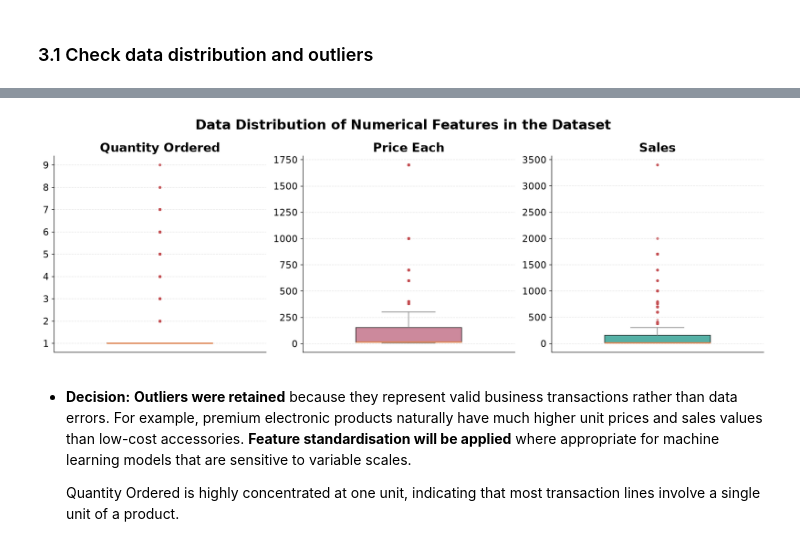
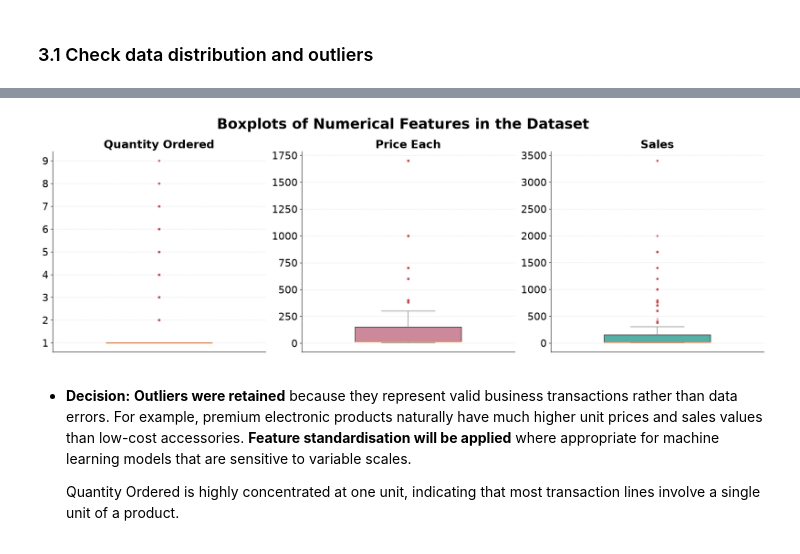
Before and after one commit to Ivy219/2026-Phase-2-Data-Science-IvyTANG, a Jupyter notebook: Part3/part3_submission.ipynb, the cells around one changed output, grey strips where cells are left out. Saved outputs shown, nothing was run; the diff lists cells and outputs as text; code cells hidden in the pictures.

Commit message:
start to write EDA-data distribution

```diff
--- a/Part3/part3_submission.ipynb
+++ b/Part3/part3_submission.ipynb
@@ -280,7 +217,7 @@ sales_data.describe()
 | std | 0.442793 | 332.731330 | NaN | 3.502996 | 332.919771 | 5.423416 |
 # %%
 # Visualise with box-plot
-fig, axes = plt.subplots(1, 3, figsize=(15, 5))
+fig, axes = plt.subplots(1, 3, figsize=(18, 6))
 axes = axes.flatten()
 
 numeric_cols = [
@@ -292,38 +229,41 @@ numeric_cols = [
 colors = [
     PRIMARY,
     SECONDARY,
     GREEN
 ]
 
 for ax, col, color in zip(axes, numeric_cols, colors):
 
     ax.boxplot(
         sales_data[col],
         patch_artist=True,
         widths=0.5,
         boxprops=dict(facecolor=color, alpha=0.8),
         medianprops=dict(color="#DD8452", linewidth=2),
         whiskerprops=dict(color="gray"),
         capprops=dict(color="gray"),
         flierprops=dict(
             marker="o",
             markerfacecolor="#C44E52",
             markeredgecolor="#C44E52",
             markersize=3,
             alpha=0.4
         )
     )
 
-    ax.set_title(col)
+    ax.set_title(col, fontsize=20)
     ax.set_xticks([])
+    ax.tick_params(axis='both',
+               labelsize=18)
 
-
-plt.suptitle("Data Distribution of Numerical Features in the Dataset", fontsize=20, fontweight="bold")
+plt.suptitle("Boxplots of Numerical Features in the Dataset",
+             fontsize=25, fontweight="bold")
 plt.tight_layout()
-plt.savefig("Figures/Figure1_Data Distribution of Numerical Features in the Dataset.jpg")
+plt.savefig("Figures/Figure1_Boxplots of Numerical Features \
+            in the Dataset.png", dpi=300, bbox_inches="tight")
 plt.show()
 # %% [output]
-[figure, old version]
+[figure, new version]
 # %% [markdown]
 * **Decision:** **Outliers were retained** because they represent valid business transactions rather than data errors. For example, premium electronic products naturally have much higher unit prices and sales values than low-cost accessories. **Feature standardisation will be applied** where appropriate for machine learning models that are sensitive to variable scales.
 
```
Also changed, not shown: parts of 4 cells of this notebook, 5 other files.
